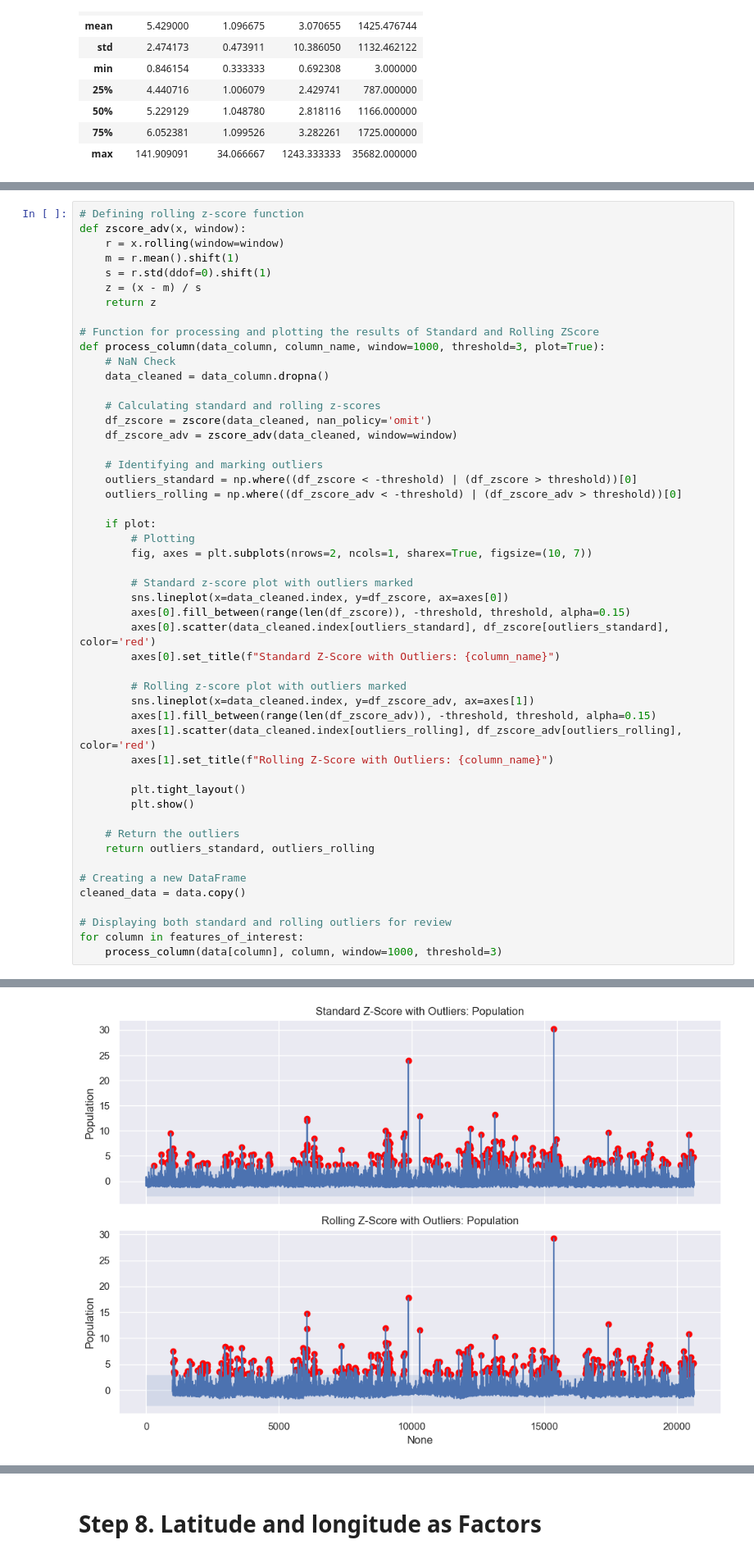
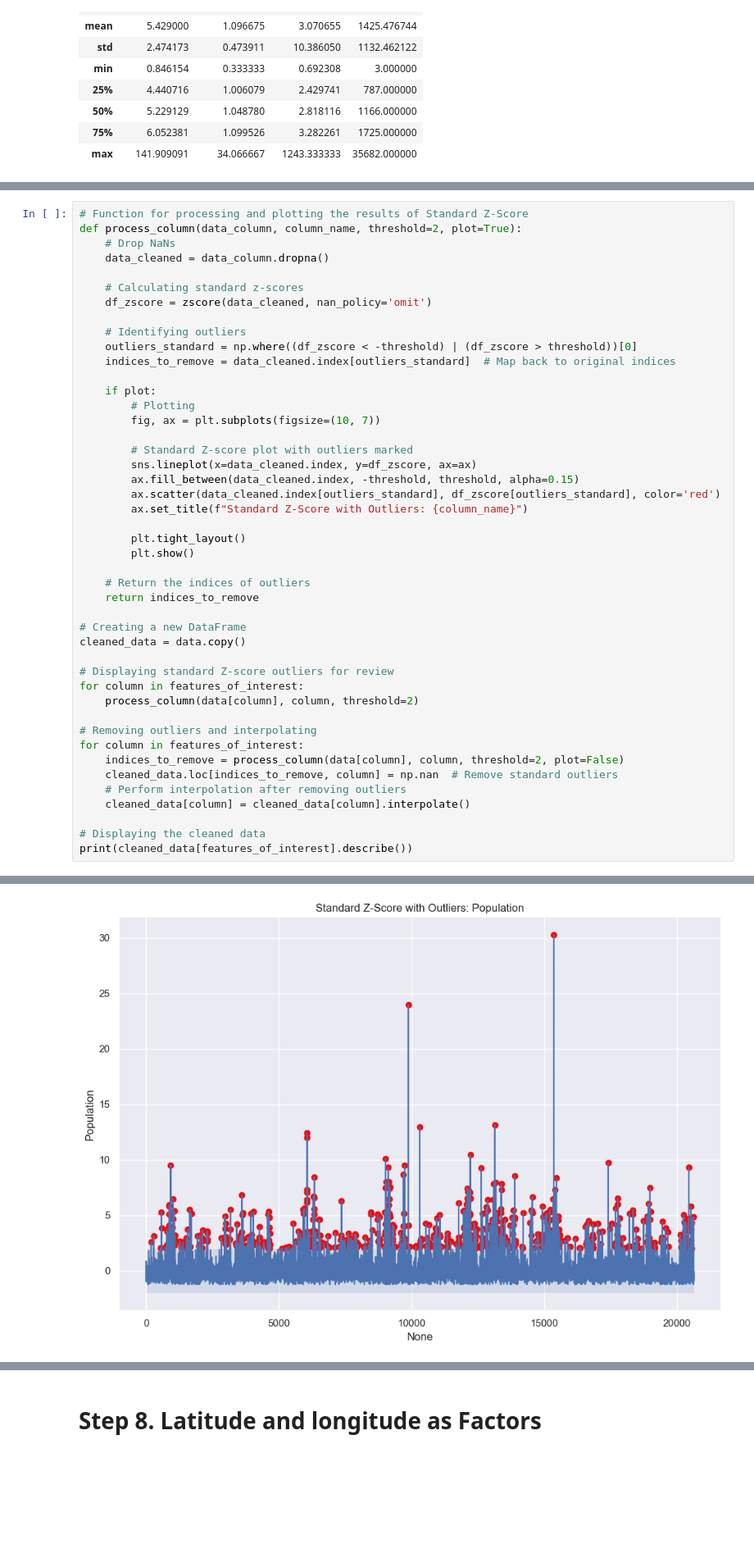
Before and after one commit to Ember1995/ml_and_dl_models, a Jupyter notebook: dz_topic_4_Дунська_Ганна_Миколаївна.ipynb, the cells around one changed output, grey strips where cells are left out. Shown at 82% size. Saved outputs shown, nothing was run; the diff lists cells and outputs as text; blank space fills up the shorter version.

```diff
--- a/dz_topic_4_Дунська_Ганна_Миколаївна.ipynb
+++ b/dz_topic_4_Дунська_Ганна_Миколаївна.ipynb
@@ -112,51 +112,46 @@ data[features_of_interest].describe()
 # %%
-# Defining rolling z-score function
-def zscore_adv(x, window):
-    r = x.rolling(window=window)
-    m = r.mean().shift(1)
-    s = r.std(ddof=0).shift(1)
-    z = (x - m) / s
-    return z
-
-# Function for processing and plotting the results of Standard and Rolling ZScore
-def process_column(data_column, column_name, window=1000, threshold=3, plot=True):
-    # NaN Check
+# Function for processing and plotting the results of Standard Z-Score
+def process_column(data_column, column_name, threshold=2, plot=True):
+    # Drop NaNs
     data_cleaned = data_column.dropna()
 
-    # Calculating standard and rolling z-scores
+    # Calculating standard z-scores
     df_zscore = zscore(data_cleaned, nan_policy='omit')
-    df_zscore_adv = zscore_adv(data_cleaned, window=window)
 
-    # Identifying and marking outliers
+    # Identifying outliers
     outliers_standard = np.where((df_zscore < -threshold) | (df_zscore > threshold))[0]
-    outliers_rolling = np.where((df_zscore_adv < -threshold) | (df_zscore_adv > threshold))[0]
+    indices_to_remove = data_cleaned.index[outliers_standard]  # Map back to original indices
 
     if plot:
         # Plotting
-        fig, axes = plt.subplots(nrows=2, ncols=1, sharex=True, figsize=(10, 7))
+        fig, ax = plt.subplots(figsize=(10, 7))
 
-        # Standard z-score plot with outliers marked
-        sns.lineplot(x=data_cleaned.index, y=df_zscore, ax=axes[0])
-        axes[0].fill_between(range(len(df_zscore)), -threshold, threshold, alpha=0.15)
-        axes[0].scatter(data_cleaned.index[outliers_standard], df_zscore[outliers_standard], color='red')
-        axes[0].set_title(f"Standard Z-Score with Outliers: {column_name}")
-
-        # Rolling z-score plot with outliers marked
-        sns.lineplot(x=data_cleaned.index, y=df_zscore_adv, ax=axes[1])
-        axes[1].fill_between(range(len(df_zscore_adv)), -threshold, threshold, alpha=0.15)
-        axes[1].scatter(data_cleaned.index[outliers_rolling], df_zscore_adv[outliers_rolling], color='red')
-        axes[1].set_title(f"Rolling Z-Score with Outliers: {column_name}")
+        # Standard Z-score plot with outliers marked
+        sns.lineplot(x=data_cleaned.index, y=df_zscore, ax=ax)
+        ax.fill_between(data_cleaned.index, -threshold, threshold, alpha=0.15)
+        ax.scatter(data_cleaned.index[outliers_standard], df_zscore[outliers_standard], color='red')
+        ax.set_title(f"Standard Z-Score with Outliers: {column_name}")
 
         plt.tight_layout()
         plt.show()
 
-    # Return the outliers
-    return outliers_standard, outliers_rolling
+    # Return the indices of outliers
+    return indices_to_remove
 
 # Creating a new DataFrame
 cleaned_data = data.copy()
 
-# Displaying both standard and rolling outliers for review
+# Displaying standard Z-score outliers for review
 for column in features_of_interest:
-    process_column(data[column], column, window=1000, threshold=3)
+    process_column(data[column], column, threshold=2)
+
+# Removing outliers and interpolating
+for column in features_of_interest:
+    indices_to_remove = process_column(data[column], column, threshold=2, plot=False)
+    cleaned_data.loc[indices_to_remove, column] = np.nan  # Remove standard outliers
+    # Perform interpolation after removing outliers
+    cleaned_data[column] = cleaned_data[column].interpolate()
+
+# Displaying the cleaned data
+print(cleaned_data[features_of_interest].describe())
 # %% [output]
@@ -166 +161 @@ for column in features_of_interest:
-[figure, old version]
+[figure, new version]
```
Also changed, not shown: parts of 15 cells of this notebook.
